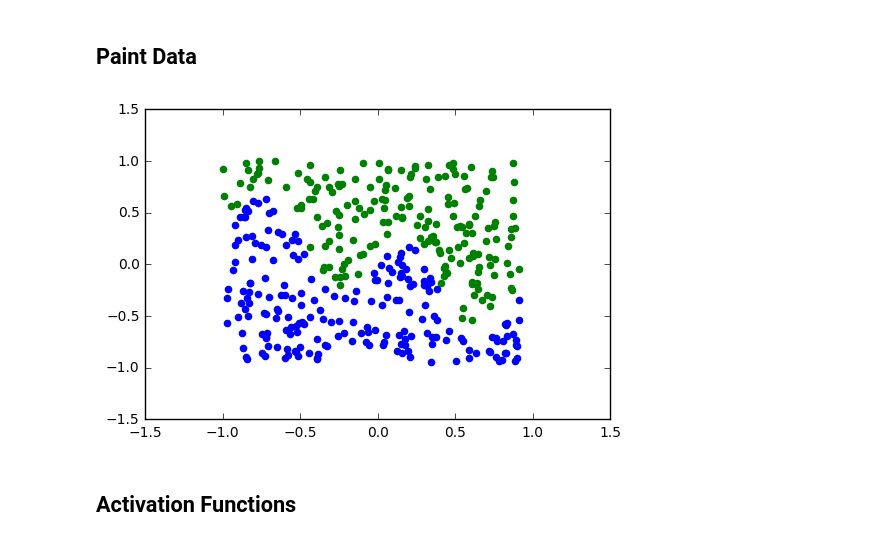
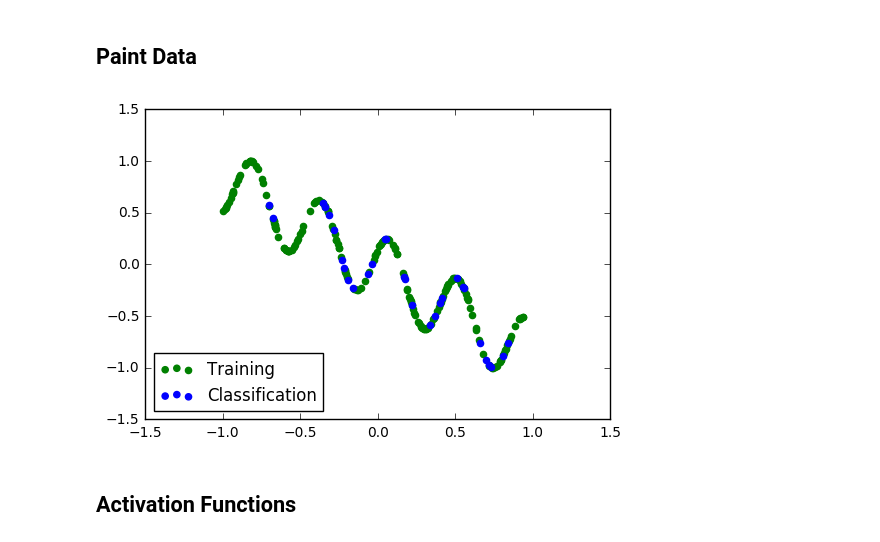
Before and after one commit to fwindolf/ci-neuralnetwork, a Jupyter notebook: NeuralNetwork.ipynb, the cells around one changed output. Drawn from its saved outputs; the diff is of its cells as text; code cells hidden in the pictures.

```diff
--- a/NeuralNetwork.ipynb
+++ b/NeuralNetwork.ipynb
@@ -7,8 +7,8 @@ import matplotlib.pyplot as plt
 # %% [markdown]
 ## Read Data
 # %%
-input_file = "testinput11B.txt"
-output_file = "testOutput11B.txt"
+input_file = "testinput13B.txt"
+output_file = "testOutput13B.txt"
 f_in = np.array([line.rstrip('\n').split(',') for line in open(input_file, 'r')])
 X = []
 Z = []
@@ -18,13 +18,13 @@ CZ = []
 read_classification = False
 for data in f_in:
     if(read_classification):
-        C.append((float(data[0]), float(data[1])))
+        C.append((float(data[0]), ))
     else:
         if(data[0] == '0' and data[1] == '0'):
             read_classification = True
         else:
-            X.append((float(data[0]), float(data[1])))
-            Z.append((float(data[2], )))
+            X.append((float(data[0]), ))
+            Z.append(float(data[1]), )
 
 f_out = np.array([line.rstrip('\n') for line in open(output_file, 'r')])
 for data in f_out:
@@ -37,7 +37,7 @@ CZ = np.array([CZ]).T
 # %% [markdown]
 ## Normalization
 # %%
-def normalize(X, C):
+def normalize_input(X, C):
     # zero mean
     # print(X, C)
     means = []
@@ -59,21 +59,29 @@ def normalize(X, C):
     #print(X/norms, C/norms)
     return X / norms, C / norms
 
-X, C = normalize(X, C)
+def normalize_output(Z):
+    # only scale
+    factors = []
+    for column in Z.T:
+        min_ = abs(np.amin(column))
+        max_ = abs(np.amax(column))
+        factors.append(max(min_, max_))
+
+    #print(factors)
+    #print(Z / factors)
+    return factors, Z / factors
+
+X, C = normalize_input(X, C)
+norm_factors, Z = normalize_output(Z)
 # %% [markdown]
 ## Paint Data
-# %%
-plt.figure()
-i = 0
-for z in Z:
-    if z[0] > 0:
-        plt.scatter(X.T[0, i], X.T[1, i], color="green")
-    else:
-        plt.scatter(X.T[0, i], X.T[1, i], color="blue")
-
-    i += 1
-# %% [output]
-[figure, removed]
+# %%
+plt.figure()
+plt.scatter(X.T, Z, color="green", label="Training")
+plt.scatter(C.T, CZ / norm_factors, color="blue", label="Classification")
+_ = plt.legend(loc=3)
+# %% [output]
+[figure, added]
 # %% [markdown]
 ## Activation Functions
 # %%
```
Also changed, not shown: parts of 7 cells of this notebook.
